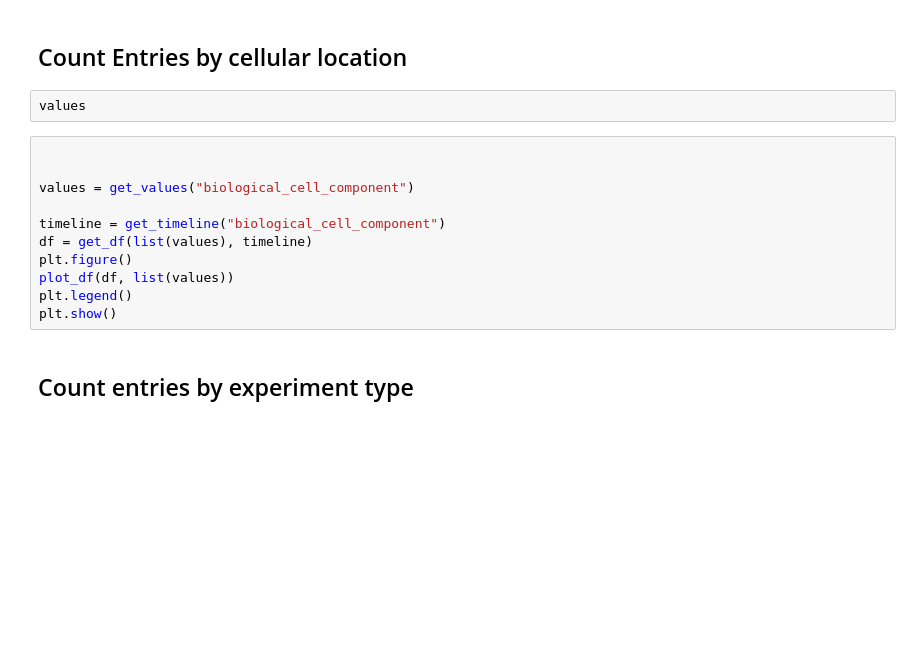
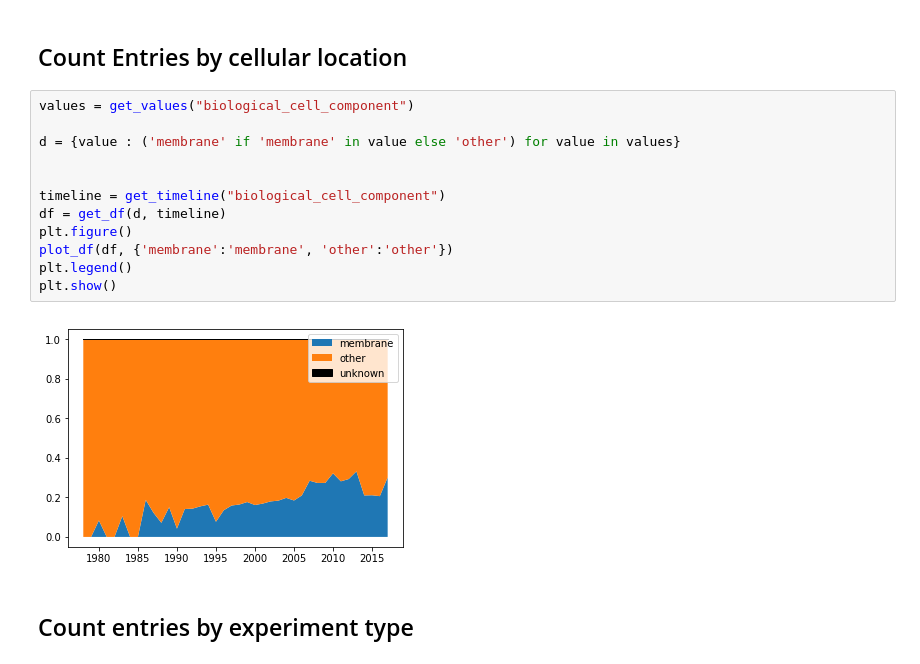
Before and after one commit to PDBeurope/PDBe_Programming, a Jupyter notebook: search_interface/notebooks/Timeline.ipynb, the cells around one changed output. Drawn from its saved outputs; the diff is of its cells as text; blank space fills up the shorter version.

```diff
--- a/search_interface/notebooks/Timeline.ipynb
+++ b/search_interface/notebooks/Timeline.ipynb
@@ -166,18 +169,19 @@ plt.show()
 # %% [markdown]
 ## Count Entries by cellular location
-# %%
-values
 # %%
+values = get_values("biological_cell_component")
+
+d = {value : ('membrane' if 'membrane' in value else 'other') for value in values}
 
 
-values = get_values("biological_cell_component")
-
 timeline = get_timeline("biological_cell_component")
-df = get_df(list(values), timeline)
+df = get_df(d, timeline)
 plt.figure()
-plot_df(df, list(values))
+plot_df(df, {'membrane':'membrane', 'other':'other'})
 plt.legend()
 plt.show()
+# %% [output]
+[figure, added]
 # %% [markdown]
 ## Count entries by experiment type
 # %%
```
Also changed, not shown: parts of 4 cells of this notebook.
